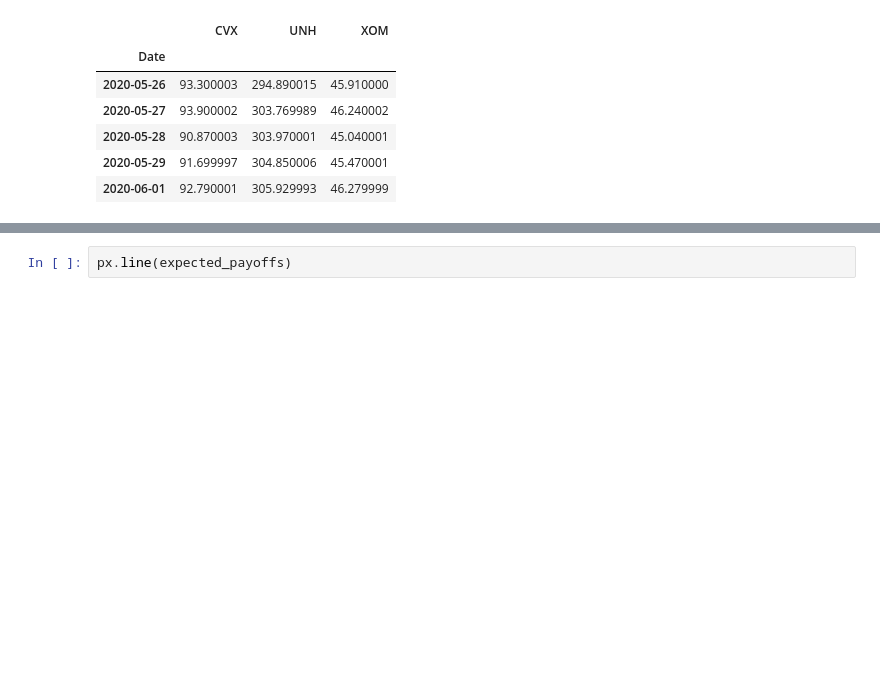
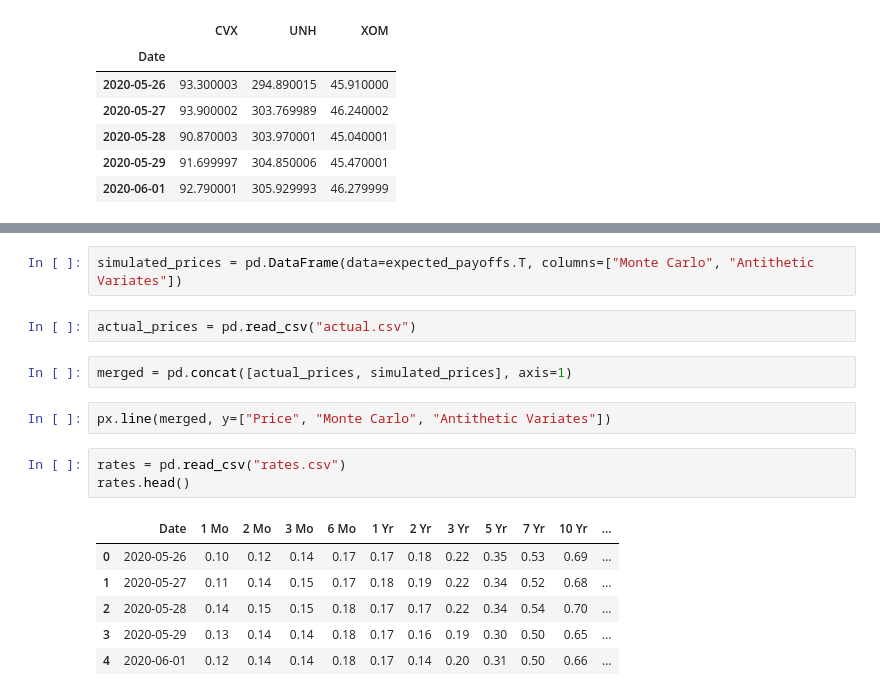
Before and after one commit to majulahsingapuri/Simulation-in-Finance, a Jupyter notebook: sim.ipynb, the cells around one changed output, grey strips where cells are left out. Drawn from its saved outputs; the diff is of its cells as text; blank space fills up the shorter version.

Commit message:
Added rates

```diff
--- a/sim.ipynb
+++ b/sim.ipynb
@@ -185,2 +200,18 @@ for t in range( m ):
-# %%
-px.line(expected_payoffs)
+# %%
+simulated_prices = pd.DataFrame(data=expected_payoffs.T, columns=["Monte Carlo", "Antithetic Variates"])
+# %%
+actual_prices = pd.read_csv("actual.csv")
+# %%
+merged = pd.concat([actual_prices, simulated_prices], axis=1)
+# %%
+px.line(merged, y=["Price", "Monte Carlo", "Antithetic Variates"])
+# %%
+rates = pd.read_csv("rates.csv")
+rates.head()
+# %% [output]
+|  | Date | 1 Mo | 2 Mo | 3 Mo | 6 Mo | 1 Yr | 2 Yr | 3 Yr | 5 Yr | 7 Yr | 10 Yr | ... |
+| 0 | 2020-05-26 | 0.10 | 0.12 | 0.14 | 0.17 | 0.17 | 0.18 | 0.22 | 0.35 | 0.53 | 0.69 | ... |
+| 1 | 2020-05-27 | 0.11 | 0.14 | 0.15 | 0.17 | 0.18 | 0.19 | 0.22 | 0.34 | 0.52 | 0.68 | ... |
+| 2 | 2020-05-28 | 0.14 | 0.15 | 0.15 | 0.18 | 0.17 | 0.17 | 0.22 | 0.34 | 0.54 | 0.70 | ... |
+| 3 | 2020-05-29 | 0.13 | 0.14 | 0.14 | 0.18 | 0.17 | 0.16 | 0.19 | 0.30 | 0.50 | 0.65 | ... |
+| 4 | 2020-06-01 | 0.12 | 0.14 | 0.14 | 0.18 | 0.17 | 0.14 | 0.20 | 0.31 | 0.50 | 0.66 | ... |
```
Also changed, not shown: parts of 5 cells of this notebook, 2 other files.
